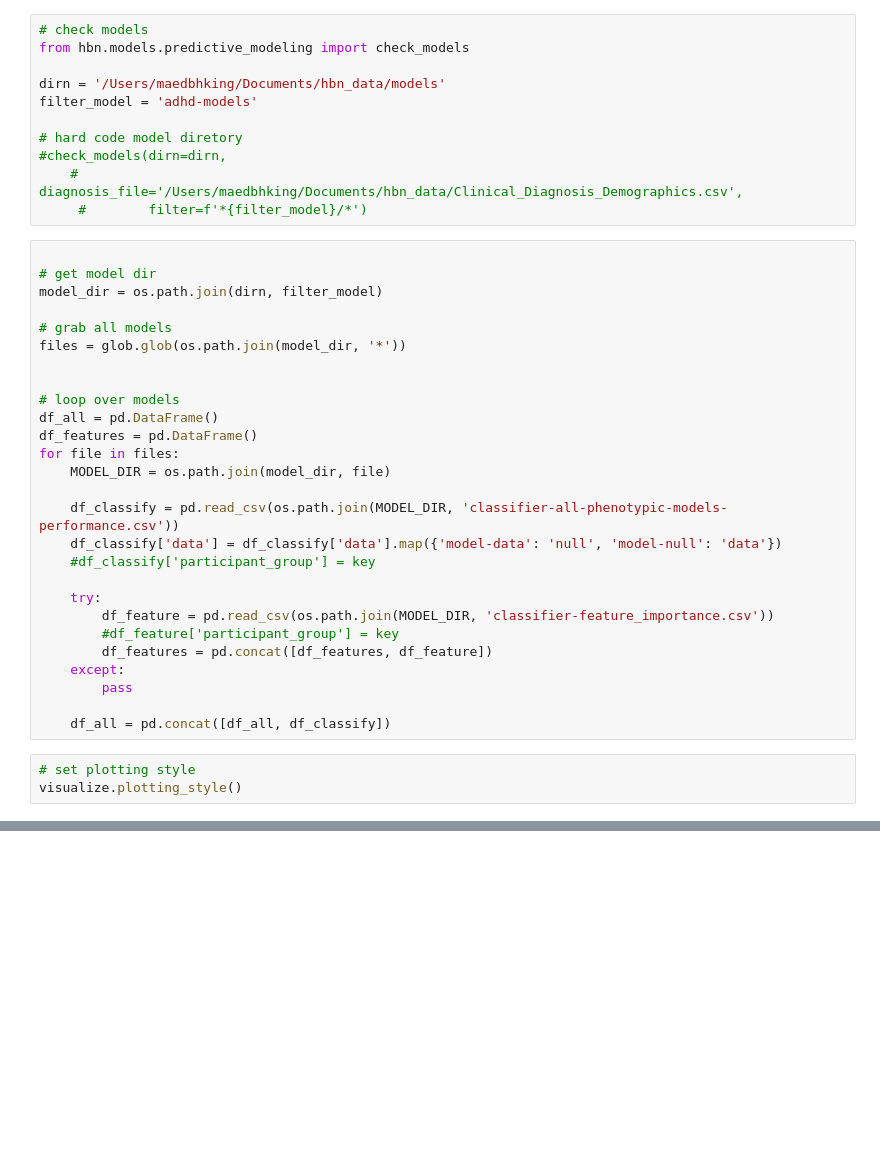
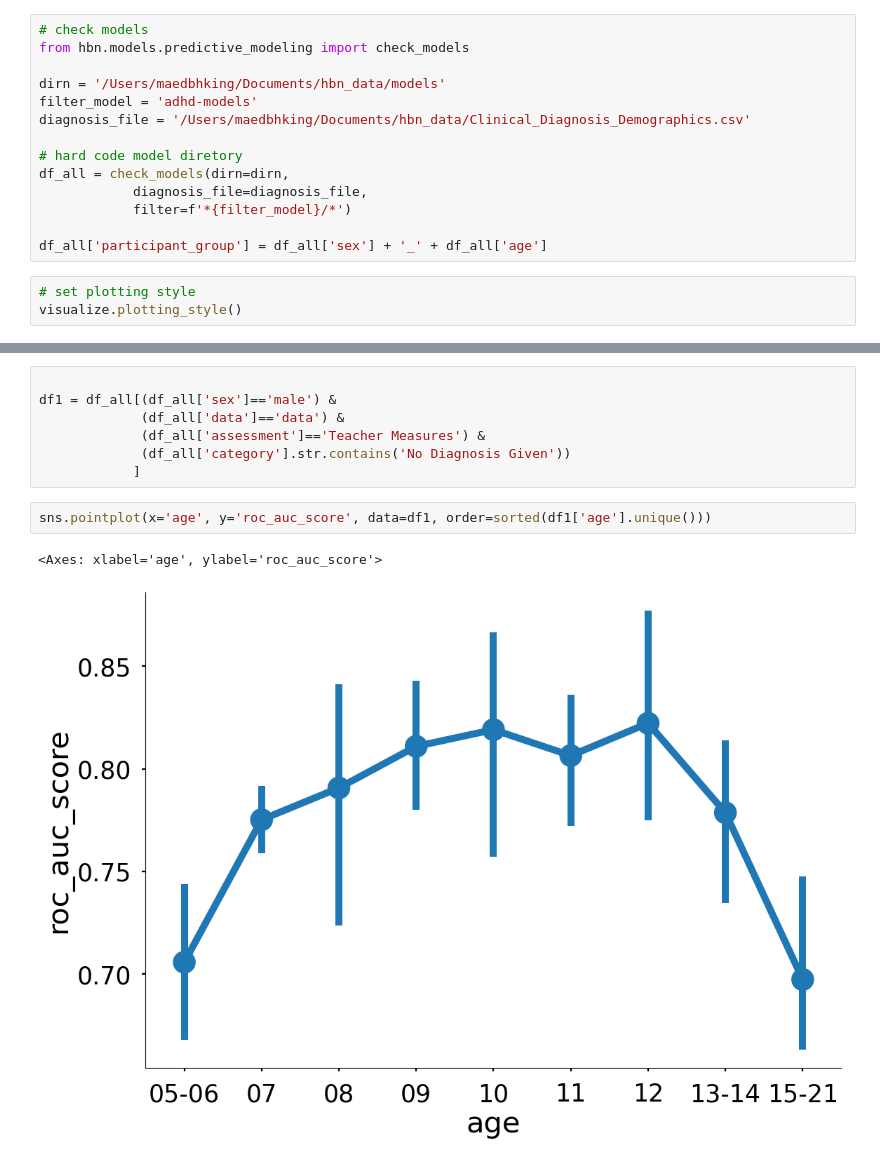
Before and after one commit to burdinskid13/healthy_brain_network, a Jupyter notebook: notebooks/phenotype_adhd_models.ipynb, the cells around one changed output, grey strips where cells are left out. Drawn from its saved outputs; the diff is of its cells as text; blank space fills up the shorter version.

```diff
--- a/notebooks/phenotype_adhd_models.ipynb
+++ b/notebooks/phenotype_adhd_models.ipynb
@@ -27,38 +27,14 @@ from hbn.models.predictive_modeling import check_models
 
 dirn = '/Users/maedbhking/Documents/hbn_data/models'
 filter_model = 'adhd-models'
+diagnosis_file = '/Users/maedbhking/Documents/hbn_data/Clinical_Diagnosis_Demographics.csv'
 
 # hard code model diretory
-#check_models(dirn=dirn,
-    #         diagnosis_file='/Users/maedbhking/Documents/hbn_data/Clinical_Diagnosis_Demographics.csv',
-     #        filter=f'*{filter_model}/*')
+df_all = check_models(dirn=dirn,
+            diagnosis_file=diagnosis_file,
+            filter=f'*{filter_model}/*')
+
+df_all['participant_group'] = df_all['sex'] + '_' + df_all['age']
-# %%
-
-# get model dir
-model_dir = os.path.join(dirn, filter_model)
-
-# grab all models
-files = glob.glob(os.path.join(model_dir, '*'))
-
-
-# loop over models
-df_all = pd.DataFrame()
-df_features = pd.DataFrame()
-for file in files:
-    MODEL_DIR = os.path.join(model_dir, file)
-
-    df_classify = pd.read_csv(os.path.join(MODEL_DIR, 'classifier-all-phenotypic-models-performance.csv'))
-    df_classify['data'] = df_classify['data'].map({'model-data': 'null', 'model-null': 'data'})
-    #df_classify['participant_group'] = key
-
-    try:
-        df_feature = pd.read_csv(os.path.join(MODEL_DIR, 'classifier-feature_importance.csv'))
-        #df_feature['participant_group'] = key
-        df_features = pd.concat([df_features, df_feature])
-    except:
-        pass
-
-    df_all = pd.concat([df_all, df_classify])
 # %%
 # set plotting style
 visualize.plotting_style()
@@ -72,0 +50,12 @@ visualize.predictive_modeling_group(df=df1, x='participant_group', y='roc_auc_sc
+# %%
+
+df1 = df_all[(df_all['sex']=='male') &
+             (df_all['data']=='data') &
+             (df_all['assessment']=='Teacher Measures') &
+             (df_all['category'].str.contains('No Diagnosis Given'))
+            ]
+# %%
+sns.pointplot(x='age', y='roc_auc_score', data=df1, order=sorted(df1['age'].unique()))
+# %% [output]
+<Axes: xlabel='age', ylabel='roc_auc_score'>
+[figure, added]
```
Also changed, not shown: parts of 2 cells of this notebook, 4 other files.
